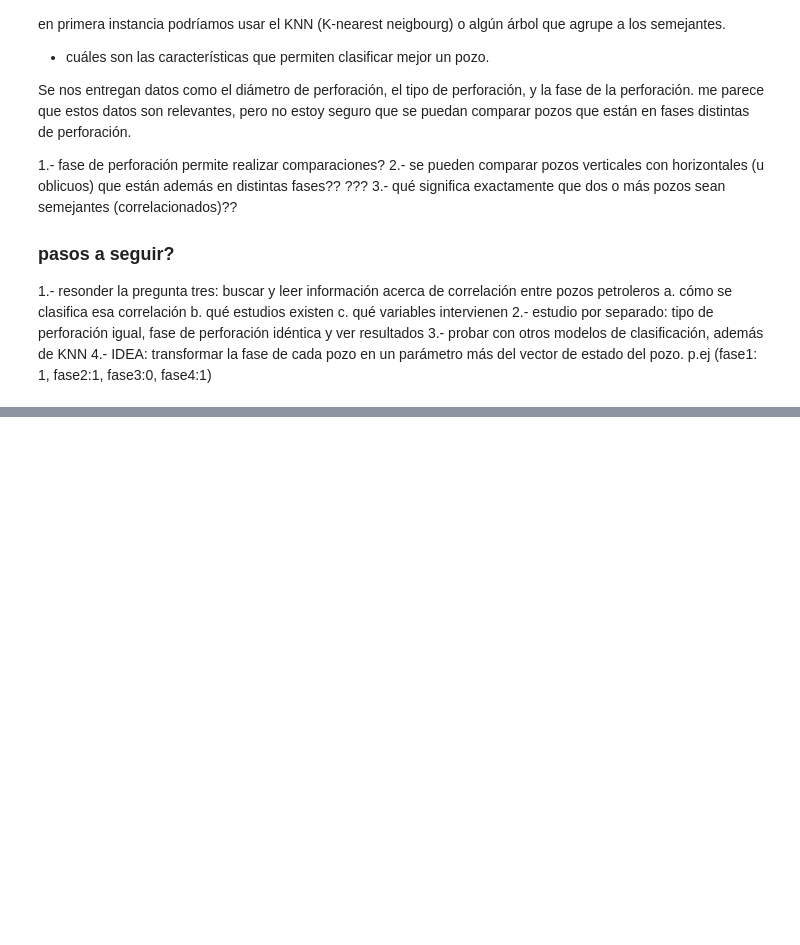
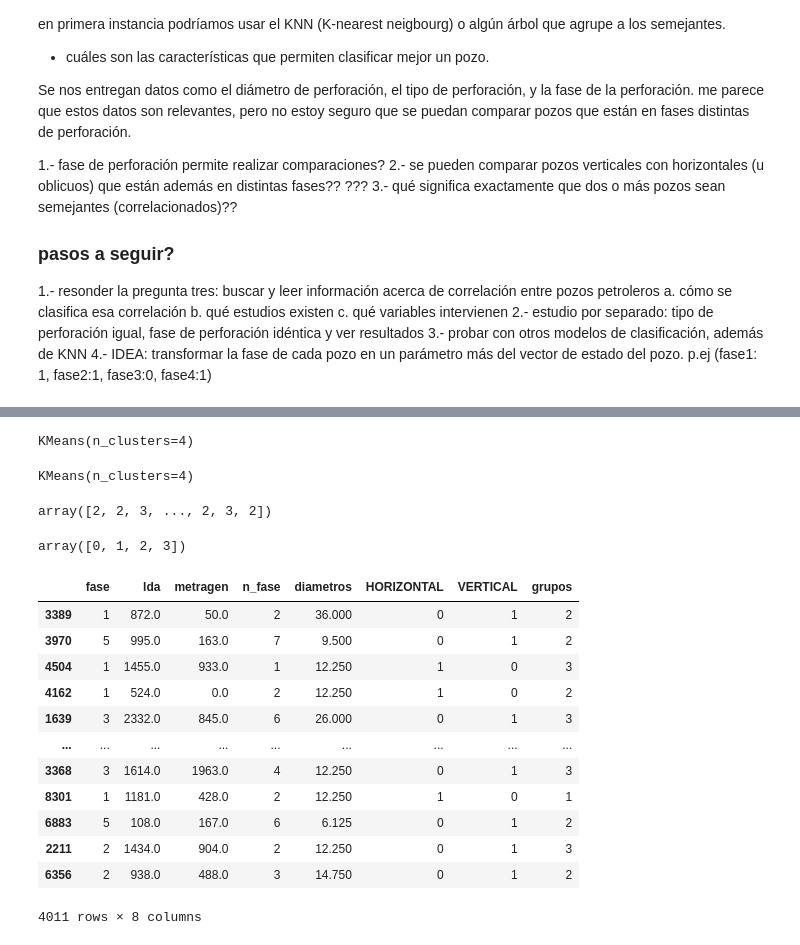
Before and after one commit to hoopercesar/Machine-Learning-Projects, a Jupyter notebook: Well to well Correlation Model.ipynb, the cells around one changed output, grey strips where cells are left out. Drawn from its saved outputs; the diff is of its cells as text; code cells hidden in the pictures; blank space fills up the shorter version.

```diff
--- a/Well to well Correlation Model.ipynb
+++ b/Well to well Correlation Model.ipynb
@@ -300,0 +284,38 @@ def trans_diam(diametros):
+# %%
+kmeans
+# %% [output]
+KMeans(n_clusters=4)
+# %%
+# fit
+kmeans.fit(X_train)
+# %% [output]
+KMeans(n_clusters=4)
+# %%
+# y_train
+y_train = kmeans.predict(X_train)
+y_train
+# %% [output]
+array([2, 2, 3, ..., 2, 3, 2])
+# %%
+np.unique(y_train)
+# %% [output]
+array([0, 1, 2, 3])
+# %%
+x_clust = X_train.copy()
+x_clust['grupos'] = pd.Series(y_train, index=X_train.index)
+# %%
+x_clust
+# %% [output]
+|  | fase | lda | metragen | n_fase | diametros | HORIZONTAL | VERTICAL | grupos |
+| 3389 | 1 | 872.0 | 50.0 | 2 | 36.000 | 0 | 1 | 2 |
+| 3970 | 5 | 995.0 | 163.0 | 7 | 9.500 | 0 | 1 | 2 |
+| 4504 | 1 | 1455.0 | 933.0 | 1 | 12.250 | 1 | 0 | 3 |
+| 4162 | 1 | 524.0 | 0.0 | 2 | 12.250 | 1 | 0 | 2 |
+| 1639 | 3 | 2332.0 | 845.0 | 6 | 26.000 | 0 | 1 | 3 |
+| ... | ... | ... | ... | ... | ... | ... | ... | ... |
+| 3368 | 3 | 1614.0 | 1963.0 | 4 | 12.250 | 0 | 1 | 3 |
+| 8301 | 1 | 1181.0 | 428.0 | 2 | 12.250 | 1 | 0 | 1 |
+| 6883 | 5 | 108.0 | 167.0 | 6 | 6.125 | 0 | 1 | 2 |
+| 2211 | 2 | 1434.0 | 904.0 | 2 | 12.250 | 0 | 1 | 3 |
+| 6356 | 2 | 938.0 | 488.0 | 3 | 14.750 | 0 | 1 | 2 |
+4011 rows × 8 columns
```
Also changed, not shown: parts of 37 cells of this notebook.
